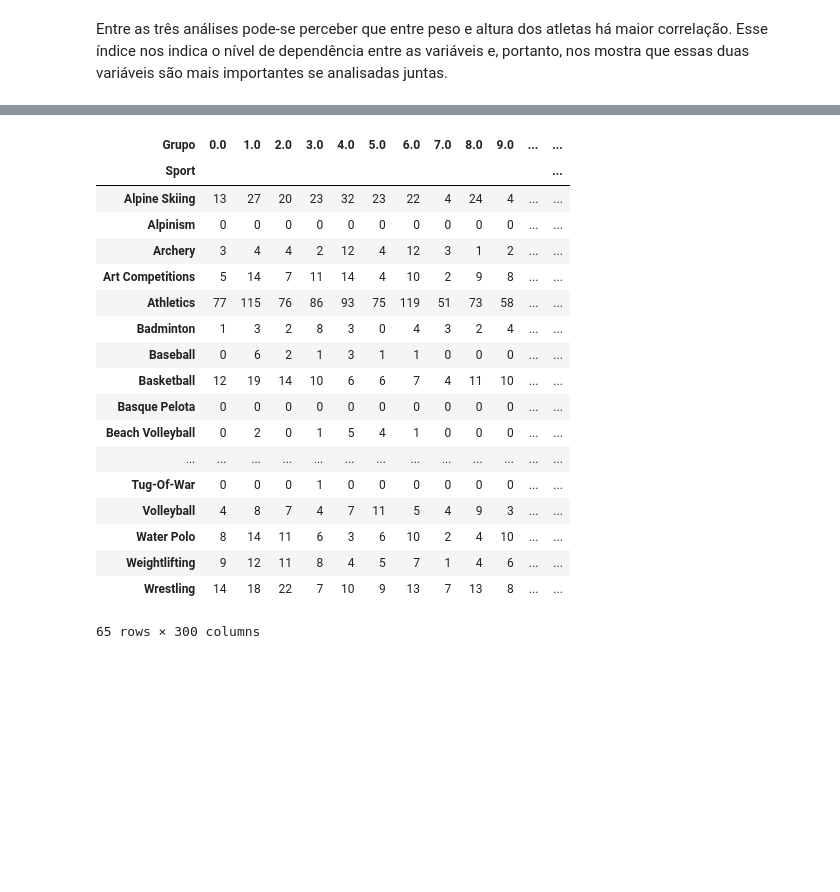
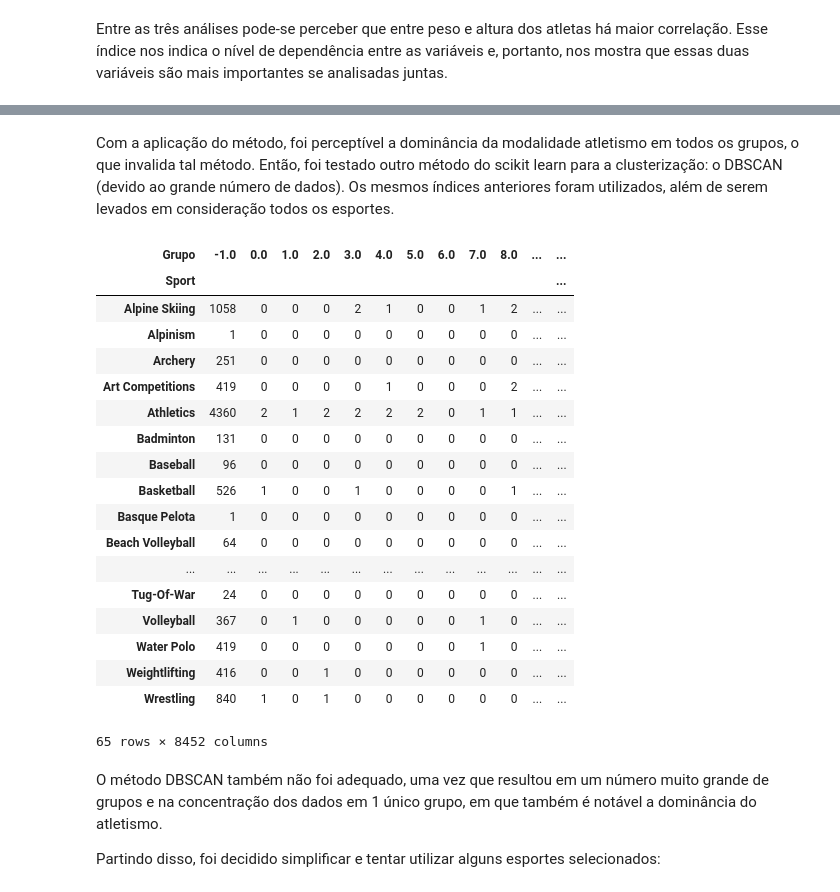
Before and after one commit to CaioFauza/Projeto3CDados, a Jupyter notebook: Projeto3.ipynb, the cells around one changed output, grey strips where cells are left out. Saved outputs shown, nothing was run; the diff lists cells and outputs as text; code cells hidden in the pictures; blank space fills up the shorter version.

Commit message:
Clustering (com pequeno relatório) + Organização

```diff
--- a/Projeto3.ipynb
+++ b/Projeto3.ipynb
@@ -135 +160,6 @@ Entre as três análises pode-se perceber que entre peso e altura dos atletas h
+# %%
+#Separação em Base de treinamento/testes
+
+from sklearn.model_selection import train_test_split
+datatrain, datatest = train_test_split(geral, test_size = 0.2)
 # %%
@@ -150,26 +202,42 @@ array([217, 295,  53, ..., 268,  71, 242])
+# %% [markdown]
+Com a aplicação do método, foi perceptível a dominância da modalidade atletismo em todos os grupos, o que invalida tal método. Então, foi testado outro método do scikit learn para a clusterização: o DBSCAN (devido ao grande número de dados). Os mesmos índices anteriores foram utilizados, além de serem levados em consideração todos os esportes.
 # %%
-#MINIBATCHKMEANS
-grupos = pd.DataFrame(geral.Sport)
+#DBSCAN
+from sklearn.cluster import DBSCAN
+
+trainloc = datatrain.loc[:,("Age", "Height", "Weight")]
+trainsummer = trainloc[datatrain.Season == "Summer"]
+traindados = trainsummer.dropna()
+
+
+dbscan = cluster.DBSCAN()
+output = dbscan.fit_predict(traindados)
+
+grupos = pd.DataFrame(datatrain.Sport)
 grupos['Grupo'] = pd.Series(output)
-pd.crosstab(grupos.Sport, grupos.Grupo)
-#MeanShift, DBSCAN, Spectral
+tabela = pd.crosstab(grupos.Sport, grupos.Grupo)
+tabela
 # %% [output]
-| Grupo | 0.0 | 1.0 | 2.0 | 3.0 | 4.0 | 5.0 | 6.0 | 7.0 | 8.0 | 9.0 | ... | ... |
+| Grupo | -1.0 | 0.0 | 1.0 | 2.0 | 3.0 | 4.0 | 5.0 | 6.0 | 7.0 | 8.0 | ... | ... |
 | Sport |  |  |  |  |  |  |  |  |  |  |  | ... |
-| Alpine Skiing | 13 | 27 | 20 | 23 | 32 | 23 | 22 | 4 | 24 | 4 | ... | ... |
-| Alpinism | 0 | 0 | 0 | 0 | 0 | 0 | 0 | 0 | 0 | 0 | ... | ... |
-| Archery | 3 | 4 | 4 | 2 | 12 | 4 | 12 | 3 | 1 | 2 | ... | ... |
-| Art Competitions | 5 | 14 | 7 | 11 | 14 | 4 | 10 | 2 | 9 | 8 | ... | ... |
-| Athletics | 77 | 115 | 76 | 86 | 93 | 75 | 119 | 51 | 73 | 58 | ... | ... |
-| Badminton | 1 | 3 | 2 | 8 | 3 | 0 | 4 | 3 | 2 | 4 | ... | ... |
-| Baseball | 0 | 6 | 2 | 1 | 3 | 1 | 1 | 0 | 0 | 0 | ... | ... |
-| Basketball | 12 | 19 | 14 | 10 | 6 | 6 | 7 | 4 | 11 | 10 | ... | ... |
-| Basque Pelota | 0 | 0 | 0 | 0 | 0 | 0 | 0 | 0 | 0 | 0 | ... | ... |
-| Beach Volleyball | 0 | 2 | 0 | 1 | 5 | 4 | 1 | 0 | 0 | 0 | ... | ... |
+| Alpine Skiing | 1058 | 0 | 0 | 0 | 2 | 1 | 0 | 0 | 1 | 2 | ... | ... |
+| Alpinism | 1 | 0 | 0 | 0 | 0 | 0 | 0 | 0 | 0 | 0 | ... | ... |
+| Archery | 251 | 0 | 0 | 0 | 0 | 0 | 0 | 0 | 0 | 0 | ... | ... |
+| Art Competitions | 419 | 0 | 0 | 0 | 0 | 1 | 0 | 0 | 0 | 2 | ... | ... |
+| Athletics | 4360 | 2 | 1 | 2 | 2 | 2 | 2 | 0 | 1 | 1 | ... | ... |
+| Badminton | 131 | 0 | 0 | 0 | 0 | 0 | 0 | 0 | 0 | 0 | ... | ... |
+| Baseball | 96 | 0 | 0 | 0 | 0 | 0 | 0 | 0 | 0 | 0 | ... | ... |
+| Basketball | 526 | 1 | 0 | 0 | 1 | 0 | 0 | 0 | 0 | 1 | ... | ... |
+| Basque Pelota | 1 | 0 | 0 | 0 | 0 | 0 | 0 | 0 | 0 | 0 | ... | ... |
+| Beach Volleyball | 64 | 0 | 0 | 0 | 0 | 0 | 0 | 0 | 0 | 0 | ... | ... |
 | ... | ... | ... | ... | ... | ... | ... | ... | ... | ... | ... | ... | ... |
-| Tug-Of-War | 0 | 0 | 0 | 1 | 0 | 0 | 0 | 0 | 0 | 0 | ... | ... |
-| Volleyball | 4 | 8 | 7 | 4 | 7 | 11 | 5 | 4 | 9 | 3 | ... | ... |
-| Water Polo | 8 | 14 | 11 | 6 | 3 | 6 | 10 | 2 | 4 | 10 | ... | ... |
-| Weightlifting | 9 | 12 | 11 | 8 | 4 | 5 | 7 | 1 | 4 | 6 | ... | ... |
-| Wrestling | 14 | 18 | 22 | 7 | 10 | 9 | 13 | 7 | 13 | 8 | ... | ... |
+| Tug-Of-War | 24 | 0 | 0 | 0 | 0 | 0 | 0 | 0 | 0 | 0 | ... | ... |
+| Volleyball | 367 | 0 | 1 | 0 | 0 | 0 | 0 | 0 | 1 | 0 | ... | ... |
+| Water Polo | 419 | 0 | 0 | 0 | 0 | 0 | 0 | 0 | 1 | 0 | ... | ... |
+| Weightlifting | 416 | 0 | 0 | 1 | 0 | 0 | 0 | 0 | 0 | 0 | ... | ... |
+| Wrestling | 840 | 1 | 0 | 1 | 0 | 0 | 0 | 0 | 0 | 0 | ... | ... |
-65 rows × 300 columns
+65 rows × 8452 columns
+# %% [markdown]
+O método DBSCAN também não foi adequado, uma vez que resultou em um número muito grande de grupos e na concentração dos dados em 1 único grupo, em que também é notável a dominância do atletismo.
+
+Partindo disso, foi decidido simplificar e tentar utilizar alguns esportes selecionados:
```
Also changed, not shown: parts of 16 cells of this notebook.
